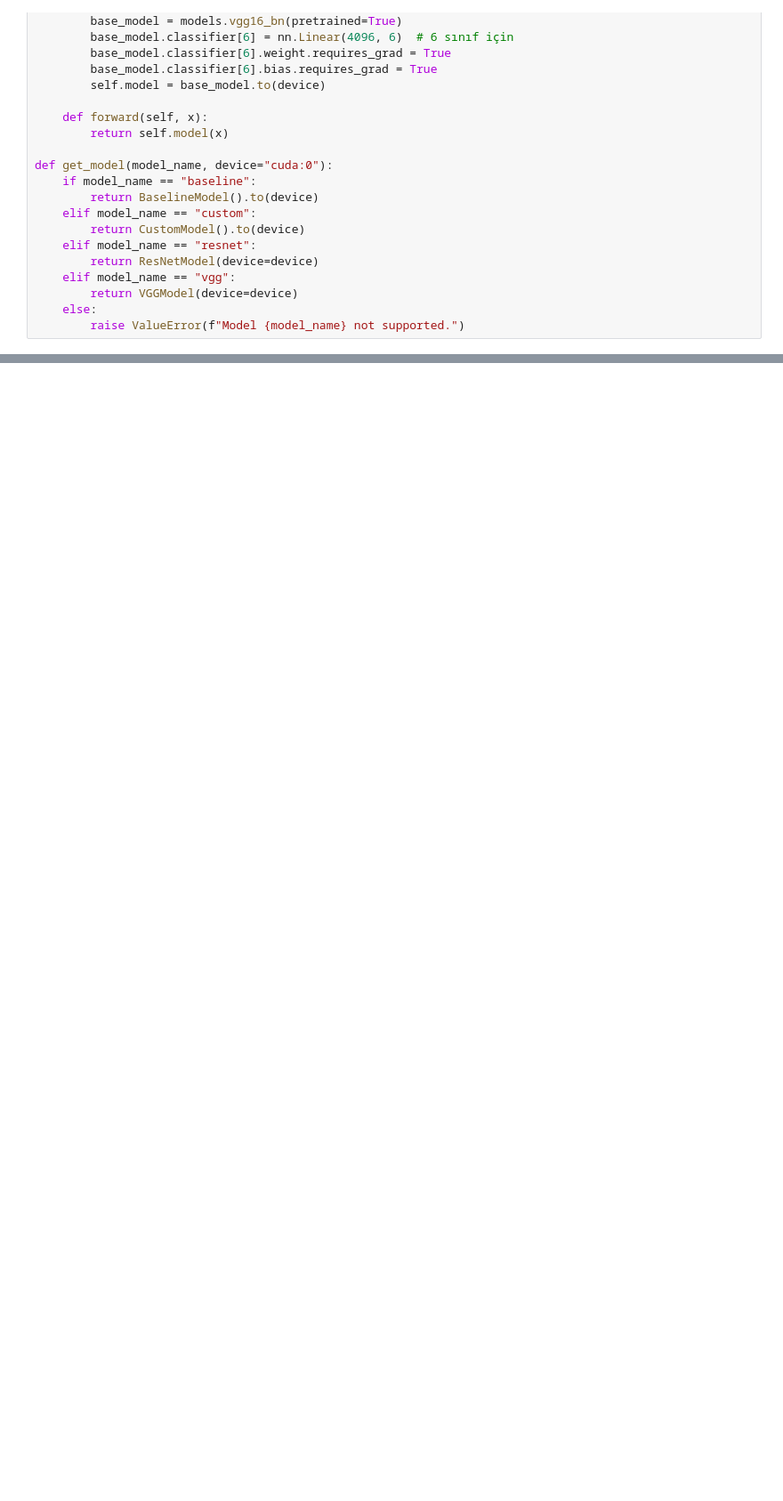
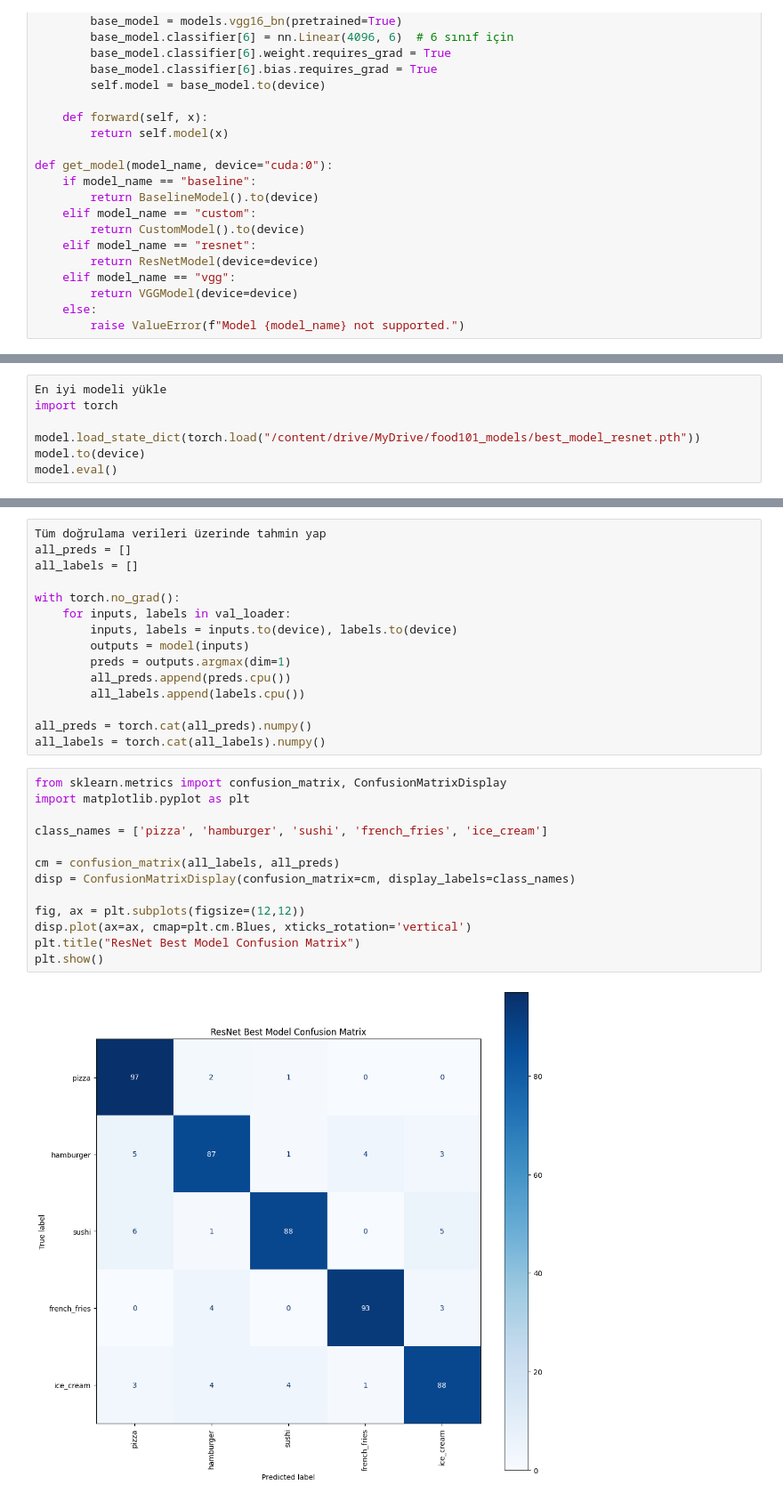
Before and after one commit to abushawarebyasmeen/YasmeenAbushawareb_AI_Projects, a Jupyter notebook: Case02/Food 101 eğitmek/5Katagori_Resnet18.ipynb, the cells around one changed output, grey strips where cells are left out. Shown at 89% size. Drawn from its saved outputs; the diff is of its cells as text; blank space fills up the shorter version.

```diff
--- a/Case02/Food 101 eğitmek/5Katagori_Resnet18.ipynb
+++ b/Case02/Food 101 eğitmek/5Katagori_Resnet18.ipynb
@@ -541,0 +522,7 @@ for model_name in model_names:
+# %%
+En iyi modeli yükle
+import torch
+
+model.load_state_dict(torch.load("/content/drive/MyDrive/food101_models/best_model_resnet.pth"))
+model.to(device)
+model.eval()
@@ -541,0 +547,30 @@ for model_name in model_names:
+# %%
+Tüm doğrulama verileri üzerinde tahmin yap
+all_preds = []
+all_labels = []
+
+with torch.no_grad():
+    for inputs, labels in val_loader:
+        inputs, labels = inputs.to(device), labels.to(device)
+        outputs = model(inputs)
+        preds = outputs.argmax(dim=1)
+        all_preds.append(preds.cpu())
+        all_labels.append(labels.cpu())
+
+all_preds = torch.cat(all_preds).numpy()
+all_labels = torch.cat(all_labels).numpy()
+# %%
+from sklearn.metrics import confusion_matrix, ConfusionMatrixDisplay
+import matplotlib.pyplot as plt
+
+class_names = ['pizza', 'hamburger', 'sushi', 'french_fries', 'ice_cream']
+
+cm = confusion_matrix(all_labels, all_preds)
+disp = ConfusionMatrixDisplay(confusion_matrix=cm, display_labels=class_names)
+
+fig, ax = plt.subplots(figsize=(12,12))
+disp.plot(ax=ax, cmap=plt.cm.Blues, xticks_rotation='vertical')
+plt.title("ResNet Best Model Confusion Matrix")
+plt.show()
+# %% [output]
+[figure, added]
```
Also changed, not shown: parts of 7 cells of this notebook.
